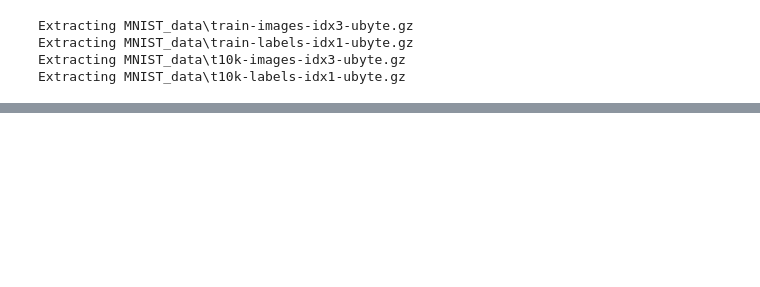
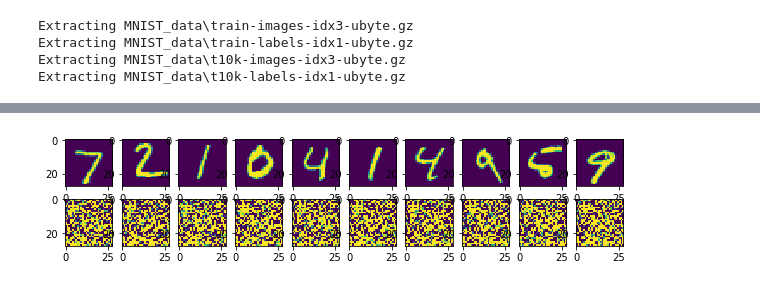
Before and after one commit to hwangyoungjoon/image_segmentation_fast_campus, a Jupyter notebook: 1주차/mnist_autoencoder_reconstruction.ipynb, the cells around one changed output, grey strips where cells are left out. Cells and saved outputs as stored; diff of their text form; code cells hidden in the pictures; blank space fills up the shorter version.

```diff
--- a/1주차/mnist_autoencoder_reconstruction.ipynb
+++ b/1주차/mnist_autoencoder_reconstruction.ipynb
@@ -13,7 +13,7 @@ Extracting MNIST_data\t10k-labels-idx1-ubyte.gz
 # %%
 # 파라미터
 learning_rate=0.01
-training_epochs=20
+training_epochs=1
 batch_size=256
 display_step=1
 example_show=10
@@ -46,9 +46,9 @@ def build_autoencoder(x):
     b4=tf.Variable(tf.random_normal([n_input]))
     reconstructed_x=tf.nn.sigmoid(tf.matmul(L3,w4)+b4)
 
-    return reconstructed_x
+    return reconstructed_x, L1
 # %%
-predicted_y=build_autoencoder(x)
+predicted_y,L1=build_autoencoder(x)
 y_true=x  # 타켓 데이터는 인풋과 같다.
 # %%
 # loss,optimizer
@@ -82,5 +82,5 @@ with tf.Session() as sess:
 
     f.show()
     plt.draw()
-    plt.waitforbuttonpress()
+#     plt.waitforbuttonpress()
 # %% [output]
@@ -103 +88,2 @@ with tf.Session() as sess:
 최적화 완료
+[figure, added]
```
Also changed, not shown: parts of 2 cells of this notebook, 2 other files.
